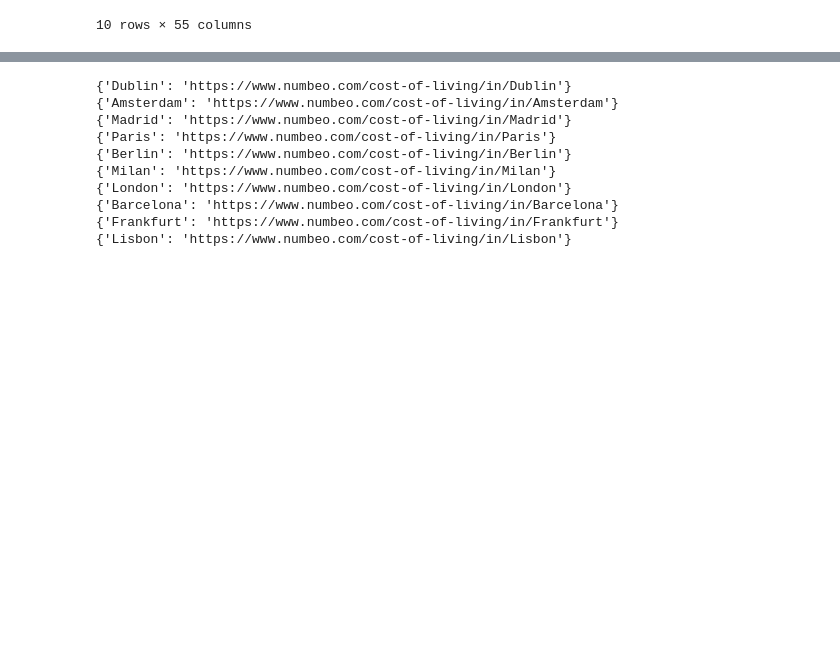
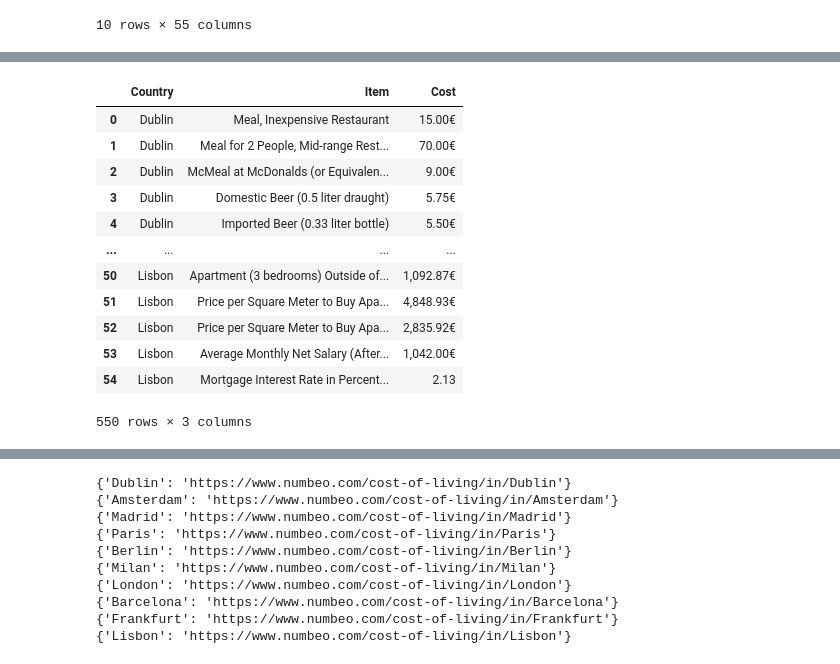
Before and after one commit to ta-data-pt-rmt/project-webscraping-apis, a Jupyter notebook: your-project/Web Scraping Project NUMBEO.ipynb, the cells around one changed output, grey strips where cells are left out. Cells and saved outputs as stored; diff of their text form; code cells hidden in the pictures; blank space fills up the shorter version.

```diff
--- a/your-project/Web Scraping Project NUMBEO.ipynb
+++ b/your-project/Web Scraping Project NUMBEO.ipynb
@@ -990,0 +783,16 @@ table_summary
+# %%
+maindf2
+# %% [output]
+|  | Country | Item | Cost |
+| 0 | Dublin | Meal, Inexpensive Restaurant | 15.00€ |
+| 1 | Dublin | Meal for 2 People, Mid-range Rest... | 70.00€ |
+| 2 | Dublin | McMeal at McDonalds (or Equivalen... | 9.00€ |
+| 3 | Dublin | Domestic Beer (0.5 liter draught) | 5.75€ |
+| 4 | Dublin | Imported Beer (0.33 liter bottle) | 5.50€ |
+| ... | ... | ... | ... |
+| 50 | Lisbon | Apartment (3 bedrooms) Outside of... | 1,092.87€ |
+| 51 | Lisbon | Price per Square Meter to Buy Apa... | 4,848.93€ |
+| 52 | Lisbon | Price per Square Meter to Buy Apa... | 2,835.92€ |
+| 53 | Lisbon | Average Monthly Net Salary (After... | 1,042.00€ |
+| 54 | Lisbon | Mortgage Interest Rate in Percent... | 2.13 |
+550 rows × 3 columns
```
Also changed, not shown: parts of 49 cells of this notebook.
